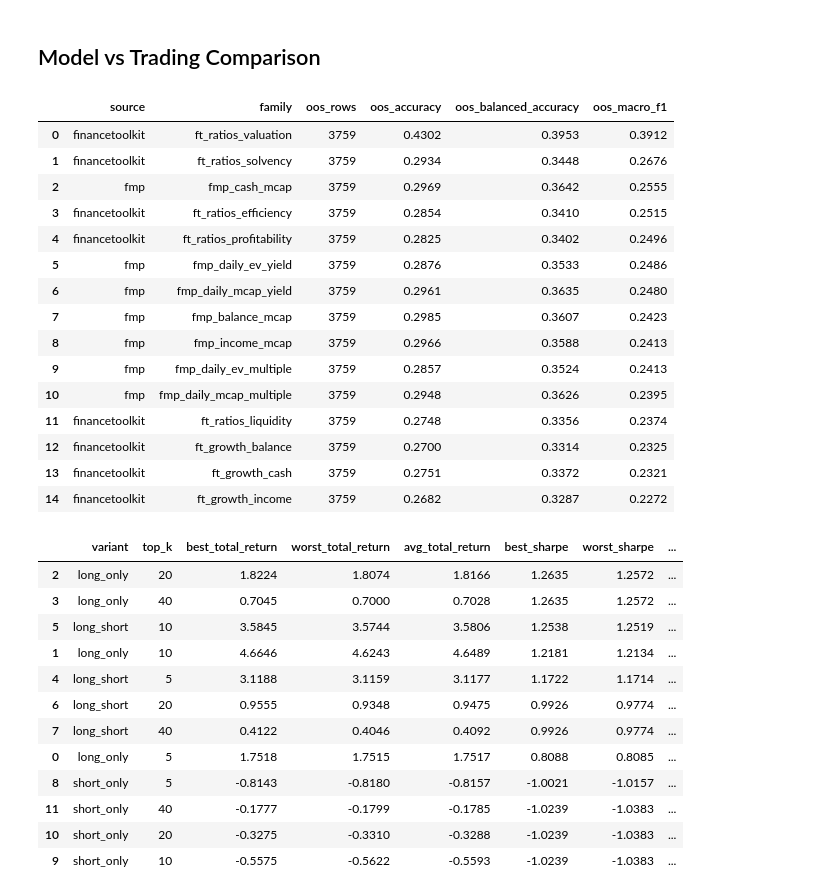
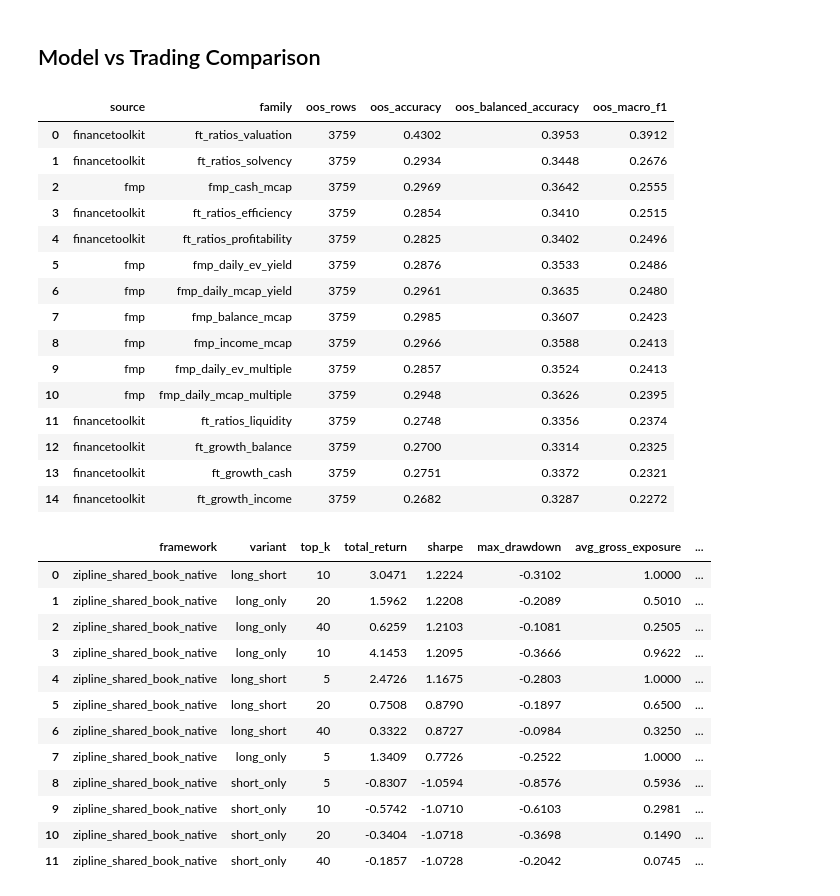
Before and after one commit to quantarb/quant-orchestrator, a Jupyter notebook: notebooks/ml_trading/gpu_rf_shared_book_ml_trading.ipynb, the cells around one changed output. Cells and saved outputs as stored; diff of their text form; code cells hidden in the pictures.

```diff
--- a/notebooks/ml_trading/gpu_rf_shared_book_ml_trading.ipynb
+++ b/notebooks/ml_trading/gpu_rf_shared_book_ml_trading.ipynb
@@ -75,8 +72,8 @@ MIN_TRAIN_ROWS_PER_FAMILY = 250
 MIN_CLASSES_PER_FAMILY = 2
 CAPITAL_BASE = 1_000_000.0
 
-# Approximate realistic all-in trading frictions. These are applied to notional turnover.
-FRAMEWORK_COST_MODELS = DEFAULT_SHARED_BOOK_COST_MODELS
+ZIPLINE_COMMISSION_PER_SHARE = 0.005
+ZIPLINE_SLIPPAGE_BPS = 5.0
 
 RF_PARAMS = {
     'n_estimators': 300,
@@ -526,51 +550,43 @@ display(trade_log.groupby(['variant', 'top_k', 'action'], as_index=False).size()
 # %%
 model_oos_summary = model_results.loc[model_results['status'].eq('ok'), ['source', 'family', 'oos_rows', 'oos_accuracy', 'oos_balanced_accuracy', 'oos_macro_f1']].copy()
 display(model_oos_summary.sort_values('oos_macro_f1', ascending=False))
 
-framework_comparison = (
-    backtest_summary.groupby(['variant', 'top_k'], as_index=False)
-    .agg(
-        best_total_return=('total_return', 'max'),
-        worst_total_return=('total_return', 'min'),
-        avg_total_return=('total_return', 'mean'),
-        best_sharpe=('sharpe', 'max'),
-        worst_sharpe=('sharpe', 'min'),
-        avg_gross_exposure=('avg_gross_exposure', 'mean'),
-        avg_net_exposure=('avg_net_exposure', 'mean'),
-    )
-    .sort_values(['best_sharpe', 'best_total_return'], ascending=False)
+strategy_comparison = (
+    backtest_summary.loc[:, ['framework', 'variant', 'top_k', 'total_return', 'sharpe', 'max_drawdown', 'avg_gross_exposure', 'avg_net_exposure', 'trades']]
+    .sort_values(['sharpe', 'total_return'], ascending=False)
+    .reset_index(drop=True)
 )
-display(framework_comparison)
+display(strategy_comparison)
 # %% [output]
 |  | source | family | oos_rows | oos_accuracy | oos_balanced_accuracy | oos_macro_f1 |
 | 0 | financetoolkit | ft_ratios_valuation | 3759 | 0.4302 | 0.3953 | 0.3912 |
 | 1 | financetoolkit | ft_ratios_solvency | 3759 | 0.2934 | 0.3448 | 0.2676 |
 | 2 | fmp | fmp_cash_mcap | 3759 | 0.2969 | 0.3642 | 0.2555 |
 | 3 | financetoolkit | ft_ratios_efficiency | 3759 | 0.2854 | 0.3410 | 0.2515 |
 | 4 | financetoolkit | ft_ratios_profitability | 3759 | 0.2825 | 0.3402 | 0.2496 |
 | 5 | fmp | fmp_daily_ev_yield | 3759 | 0.2876 | 0.3533 | 0.2486 |
 | 6 | fmp | fmp_daily_mcap_yield | 3759 | 0.2961 | 0.3635 | 0.2480 |
 | 7 | fmp | fmp_balance_mcap | 3759 | 0.2985 | 0.3607 | 0.2423 |
 | 8 | fmp | fmp_income_mcap | 3759 | 0.2966 | 0.3588 | 0.2413 |
 | 9 | fmp | fmp_daily_ev_multiple | 3759 | 0.2857 | 0.3524 | 0.2413 |
 | 10 | fmp | fmp_daily_mcap_multiple | 3759 | 0.2948 | 0.3626 | 0.2395 |
 | 11 | financetoolkit | ft_ratios_liquidity | 3759 | 0.2748 | 0.3356 | 0.2374 |
 | 12 | financetoolkit | ft_growth_balance | 3759 | 0.2700 | 0.3314 | 0.2325 |
 | 13 | financetoolkit | ft_growth_cash | 3759 | 0.2751 | 0.3372 | 0.2321 |
 | 14 | financetoolkit | ft_growth_income | 3759 | 0.2682 | 0.3287 | 0.2272 |
-|  | variant | top_k | best_total_return | worst_total_return | avg_total_return | best_sharpe | worst_sharpe | ... |
-| 2 | long_only | 20 | 1.8224 | 1.8074 | 1.8166 | 1.2635 | 1.2572 | ... |
-| 3 | long_only | 40 | 0.7045 | 0.7000 | 0.7028 | 1.2635 | 1.2572 | ... |
-| 5 | long_short | 10 | 3.5845 | 3.5744 | 3.5806 | 1.2538 | 1.2519 | ... |
-| 1 | long_only | 10 | 4.6646 | 4.6243 | 4.6489 | 1.2181 | 1.2134 | ... |
-| 4 | long_short | 5 | 3.1188 | 3.1159 | 3.1177 | 1.1722 | 1.1714 | ... |
-| 6 | long_short | 20 | 0.9555 | 0.9348 | 0.9475 | 0.9926 | 0.9774 | ... |
-| 7 | long_short | 40 | 0.4122 | 0.4046 | 0.4092 | 0.9926 | 0.9774 | ... |
-| 0 | long_only | 5 | 1.7518 | 1.7515 | 1.7517 | 0.8088 | 0.8085 | ... |
-| 8 | short_only | 5 | -0.8143 | -0.8180 | -0.8157 | -1.0021 | -1.0157 | ... |
-| 11 | short_only | 40 | -0.1777 | -0.1799 | -0.1785 | -1.0239 | -1.0383 | ... |
-| 10 | short_only | 20 | -0.3275 | -0.3310 | -0.3288 | -1.0239 | -1.0383 | ... |
-| 9 | short_only | 10 | -0.5575 | -0.5622 | -0.5593 | -1.0239 | -1.0383 | ... |
+|  | framework | variant | top_k | total_return | sharpe | max_drawdown | avg_gross_exposure | ... |
+| 0 | zipline_shared_book_native | long_short | 10 | 3.0471 | 1.2224 | -0.3102 | 1.0000 | ... |
+| 1 | zipline_shared_book_native | long_only | 20 | 1.5962 | 1.2208 | -0.2089 | 0.5010 | ... |
+| 2 | zipline_shared_book_native | long_only | 40 | 0.6259 | 1.2103 | -0.1081 | 0.2505 | ... |
+| 3 | zipline_shared_book_native | long_only | 10 | 4.1453 | 1.2095 | -0.3666 | 0.9622 | ... |
+| 4 | zipline_shared_book_native | long_short | 5 | 2.4726 | 1.1675 | -0.2803 | 1.0000 | ... |
+| 5 | zipline_shared_book_native | long_short | 20 | 0.7508 | 0.8790 | -0.1897 | 0.6500 | ... |
+| 6 | zipline_shared_book_native | long_short | 40 | 0.3322 | 0.8727 | -0.0984 | 0.3250 | ... |
+| 7 | zipline_shared_book_native | long_only | 5 | 1.3409 | 0.7726 | -0.2522 | 1.0000 | ... |
+| 8 | zipline_shared_book_native | short_only | 5 | -0.8307 | -1.0594 | -0.8576 | 0.5936 | ... |
+| 9 | zipline_shared_book_native | short_only | 10 | -0.5742 | -1.0710 | -0.6103 | 0.2981 | ... |
+| 10 | zipline_shared_book_native | short_only | 20 | -0.3404 | -1.0718 | -0.3698 | 0.1490 | ... |
+| 11 | zipline_shared_book_native | short_only | 40 | -0.1857 | -1.0728 | -0.2042 | 0.0745 | ... |
 # %%
 analysis_lines = [
     '## Written Analysis',
```
Also changed, not shown: parts of 9 cells of this notebook, 2 other files.
